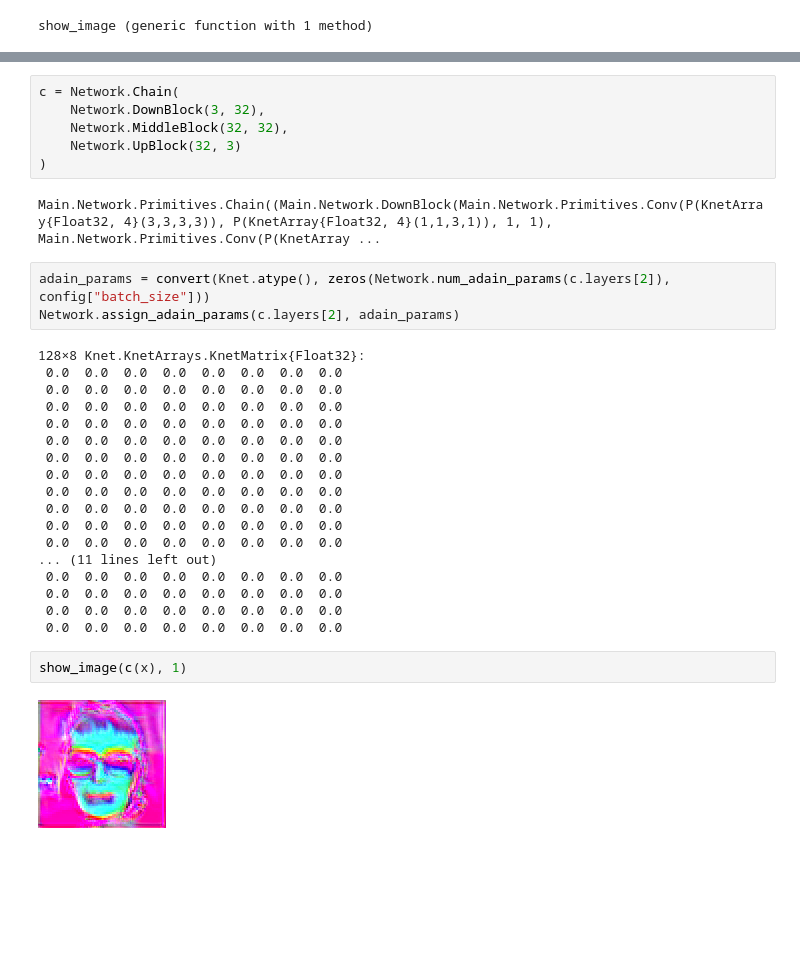
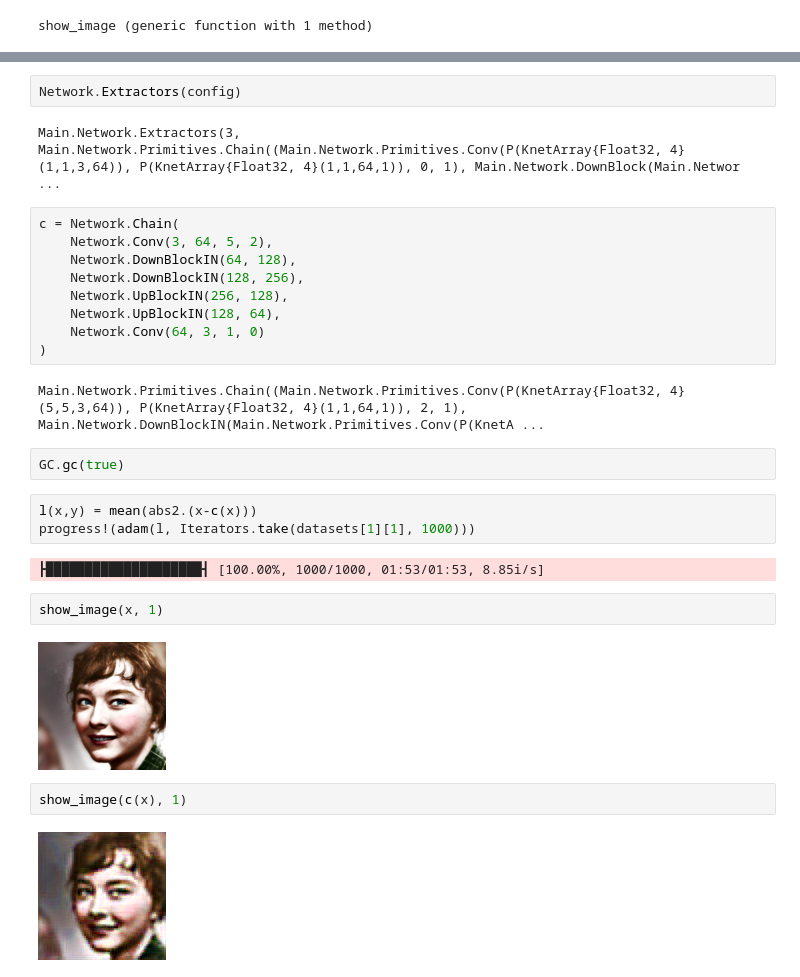
Before and after one commit to Kausta/HiSD.jl, a Jupyter notebook: core/networks.ipynb, the cells around one changed output, grey strips where cells are left out. Cells and saved outputs as stored; diff of their text form; blank space fills up the shorter version.

```diff
--- a/core/networks.ipynb
+++ b/core/networks.ipynb
@@ -139,33 +219,30 @@ WARNING: using Network.DownBlock in module Main conflicts with an existing ident
+# %%
+Network.Extractors(config)
+# %% [output]
+Main.Network.Extractors(3, Main.Network.Primitives.Chain((Main.Network.Primitives.Conv(P(KnetArray{Float32, 4}(1,1,3,64)), P(KnetArray{Float32, 4}(1,1,64,1)), 0, 1), Main.Network.DownBlock(Main.Networ ...
 # %%
 c = Network.Chain(
-    Network.DownBlock(3, 32),
-    Network.MiddleBlock(32, 32),
-    Network.UpBlock(32, 3)
+    Network.Conv(3, 64, 5, 2),
+    Network.DownBlockIN(64, 128),
+    Network.DownBlockIN(128, 256),
+    Network.UpBlockIN(256, 128),
+    Network.UpBlockIN(128, 64),
+    Network.Conv(64, 3, 1, 0)
 )
 # %% [output]
-Main.Network.Primitives.Chain((Main.Network.DownBlock(Main.Network.Primitives.Conv(P(KnetArray{Float32, 4}(3,3,3,3)), P(KnetArray{Float32, 4}(1,1,3,1)), 1, 1), Main.Network.Primitives.Conv(P(KnetArray ...
+Main.Network.Primitives.Chain((Main.Network.Primitives.Conv(P(KnetArray{Float32, 4}(5,5,3,64)), P(KnetArray{Float32, 4}(1,1,64,1)), 2, 1), Main.Network.DownBlockIN(Main.Network.Primitives.Conv(P(KnetA ...
-# %%
-adain_params = convert(Knet.atype(), zeros(Network.num_adain_params(c.layers[2]), config["batch_size"]))
-Network.assign_adain_params(c.layers[2], adain_params)
-# %% [output]
-128×8 Knet.KnetArrays.KnetMatrix{Float32}:
- 0.0  0.0  0.0  0.0  0.0  0.0  0.0  0.0
- 0.0  0.0  0.0  0.0  0.0  0.0  0.0  0.0
- 0.0  0.0  0.0  0.0  0.0  0.0  0.0  0.0
- 0.0  0.0  0.0  0.0  0.0  0.0  0.0  0.0
- 0.0  0.0  0.0  0.0  0.0  0.0  0.0  0.0
- 0.0  0.0  0.0  0.0  0.0  0.0  0.0  0.0
- 0.0  0.0  0.0  0.0  0.0  0.0  0.0  0.0
- 0.0  0.0  0.0  0.0  0.0  0.0  0.0  0.0
- 0.0  0.0  0.0  0.0  0.0  0.0  0.0  0.0
- 0.0  0.0  0.0  0.0  0.0  0.0  0.0  0.0
- 0.0  0.0  0.0  0.0  0.0  0.0  0.0  0.0
-... (11 lines left out)
- 0.0  0.0  0.0  0.0  0.0  0.0  0.0  0.0
- 0.0  0.0  0.0  0.0  0.0  0.0  0.0  0.0
- 0.0  0.0  0.0  0.0  0.0  0.0  0.0  0.0
- 0.0  0.0  0.0  0.0  0.0  0.0  0.0  0.0
+# %%
+GC.gc(true)
 # %%
-show_image(c(x), 1)
+l(x,y) = mean(abs2.(x-c(x)))
+progress!(adam(l, Iterators.take(datasets[1][1], 1000)))
 # %% [output]
-[figure, removed]
+┣████████████████████┫ [100.00%, 1000/1000, 01:53/01:53, 8.85i/s]
+# %%
+show_image(x, 1)
+# %% [output]
+[figure, added]
+# %%
+show_image(c(x), 1)
+# %% [output]
+[figure, added]
```
Also changed, not shown: parts of 6 cells of this notebook, 1 other file.
